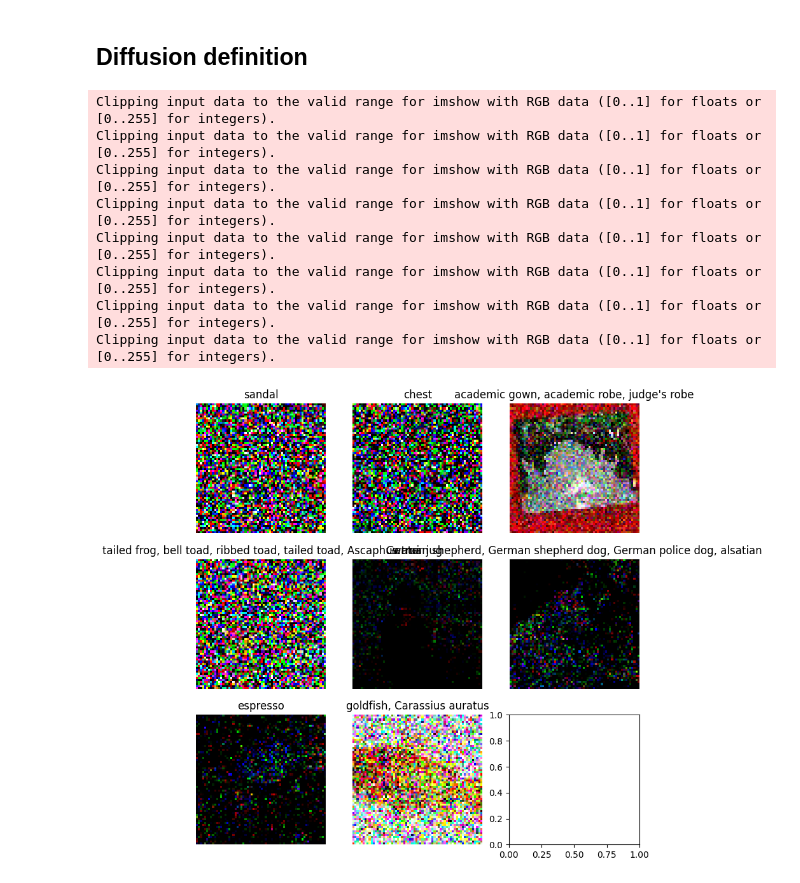
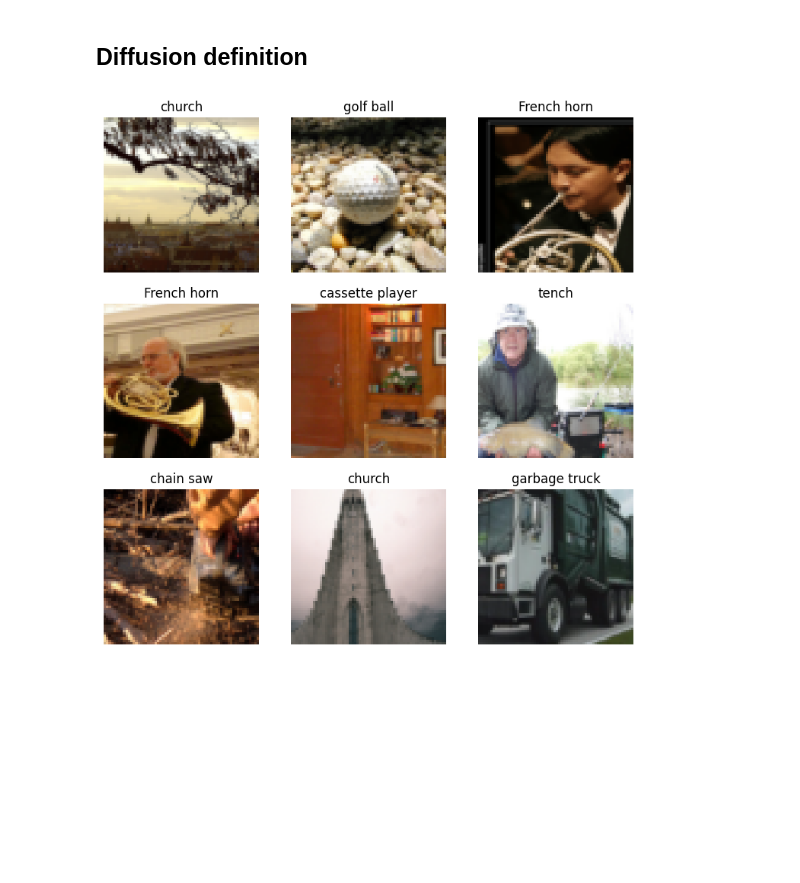
Before and after one commit to ssslakter/py-playground, a Jupyter notebook: ai/1_baseline.ipynb, the cells around one changed output. Cells and saved outputs as stored; diff of their text form; code cells hidden in the pictures; blank space fills up the shorter version.

```diff
--- a/ai/1_baseline.ipynb
+++ b/ai/1_baseline.ipynb
@@ -35,12 +44,0 @@ def noisify(x):
-# %%
-show_images(noisify(xb),titles = yb, ncols=3,nrows=3)
-# %% [output]
-Clipping input data to the valid range for imshow with RGB data ([0..1] for floats or [0..255] for integers).
-Clipping input data to the valid range for imshow with RGB data ([0..1] for floats or [0..255] for integers).
-Clipping input data to the valid range for imshow with RGB data ([0..1] for floats or [0..255] for integers).
-Clipping input data to the valid range for imshow with RGB data ([0..1] for floats or [0..255] for integers).
-Clipping input data to the valid range for imshow with RGB data ([0..1] for floats or [0..255] for integers).
-Clipping input data to the valid range for imshow with RGB data ([0..1] for floats or [0..255] for integers).
-Clipping input data to the valid range for imshow with RGB data ([0..1] for floats or [0..255] for integers).
-Clipping input data to the valid range for imshow with RGB data ([0..1] for floats or [0..255] for integers).
-[figure, removed]
@@ -50,0 +49,4 @@ model = EmbUNetModel(in_channels=3, out_channels=3, nfs=(32,64,128,256), num_lay
+# %%
+dls.show_batch((xb,yb))
+# %% [output]
+[figure, added]
```
Also changed, not shown: parts of 42 cells of this notebook, 5 other files.
